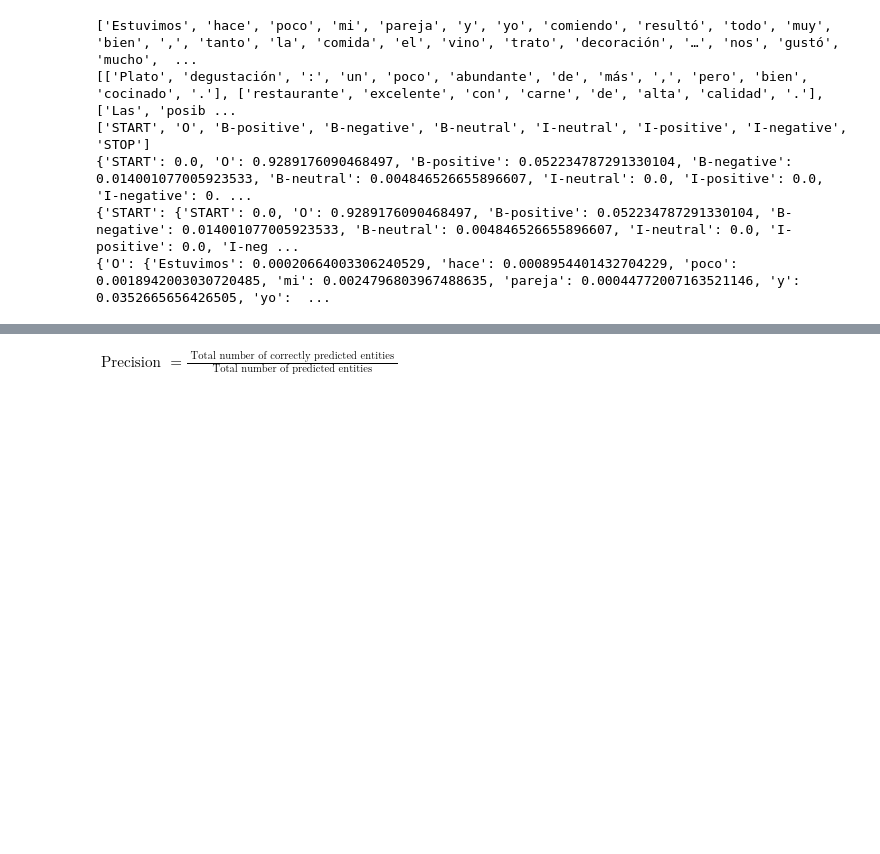
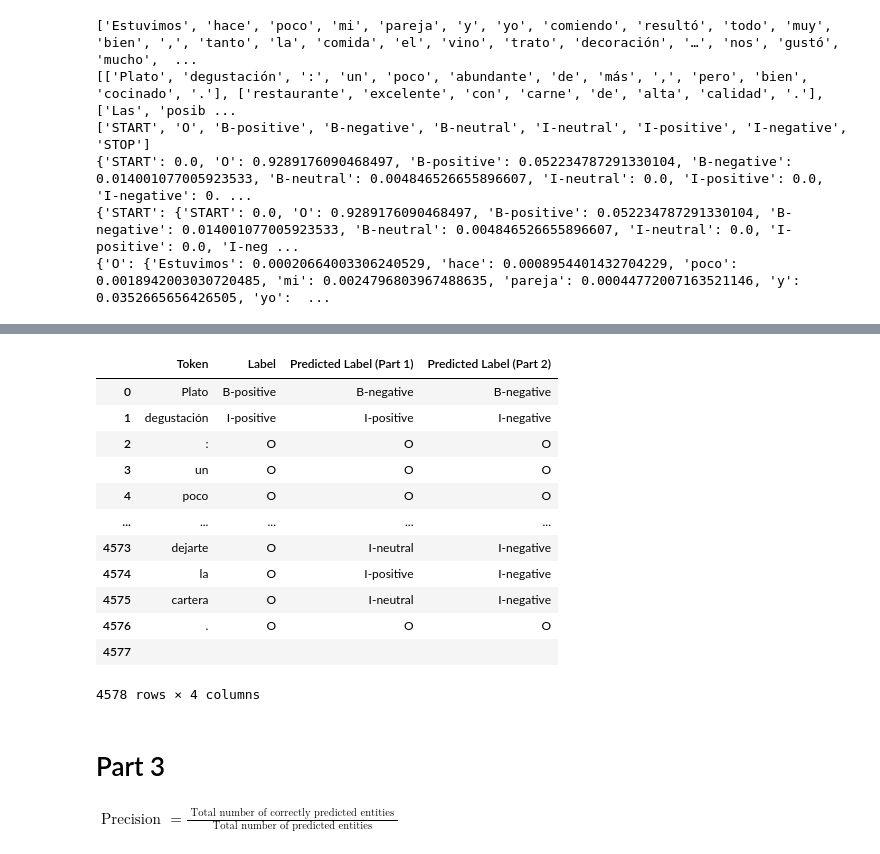
Before and after one commit to verneylmavt/hmm-text_analysis-py, a Jupyter notebook: ES/1.ipynb, the cells around one changed output, grey strips where cells are left out. Cells and saved outputs as stored; diff of their text form; code cells hidden in the pictures; blank space fills up the shorter version.

Commit message:
Viterbi Commit

```diff
--- a/ES/1.ipynb
+++ b/ES/1.ipynb
@@ -588,8 +626,8 @@ def create_emit_prob(df):
             emit_prob[label] = {}
         emit_prob[label][token] = prob
     # Add "START" and "STOP" with all zero probabilities
-    emit_prob["START"] = {token: 0 for token in df['Token'].unique()}
-    emit_prob["STOP"] = {token: 0 for token in df['Token'].unique()}
+    # emit_prob["START"] = {token: 0 for token in df['Token'].unique()}
+    # emit_prob["STOP"] = {token: 0 for token in df['Token'].unique()}
     return emit_prob
 
 def create_observed_states(df):
@@ -638,0 +686,16 @@ print(a)
+# %%
+all_states = all_states
+print(all_states)
+
+sent = observed_states
+print(sent)
+
+tags = ['O', 'B-positive', 'B-negative', 'B-neutral', 'I-neutral', 'I-positive', 'I-negative']
+print(tags)
+
+transition_probs = transform_dict(trans_prob)
+print(transition_probs)
+
+emission_probs = create_emit_prob(new_x_all)
+print(len(emission_probs))
+print(emission_probs)
@@ -638,0 +709,12 @@ print(a)
+# %%
+all_best_path = []
+all_best_path_prob = []
+
+for i in sent:
+    best_path, best_path_prob = viterbi_algorithm(i, transition_probs, emission_probs, tags, all_states)
+    best_path += [""]
+    all_best_path += best_path
+    all_best_path_prob += [best_path_prob]
+
+print(all_best_path)
+print(all_best_path_prob)
@@ -638,0 +740,17 @@ print(a)
+# %%
+df_test["Predicted Label (Part 2)"] = all_best_path
+display(df_test)
+# %% [output]
+|  | Token | Label | Predicted Label (Part 1) | Predicted Label (Part 2) |
+| 0 | Plato | B-positive | B-negative | B-negative |
+| 1 | degustación | I-positive | I-positive | I-negative |
+| 2 | : | O | O | O |
+| 3 | un | O | O | O |
+| 4 | poco | O | O | O |
+| ... | ... | ... | ... | ... |
+| 4573 | dejarte | O | I-neutral | I-negative |
+| 4574 | la | O | I-positive | I-negative |
+| 4575 | cartera | O | I-neutral | I-negative |
+| 4576 | . | O | O | O |
+| 4577 |  |  |  |  |
+4578 rows × 4 columns
@@ -639,3 +760,5 @@ print(a)
+# %% [markdown]
+# Part 3
 # %%
 # entity_loc = (np.where(arr_test_label != "O")[0]).tolist()
 # pred_entity_loc = (np.where(arr_test_pred_label != "O")[0]).tolist()
```
Also changed, not shown: parts of 11 cells of this notebook.
